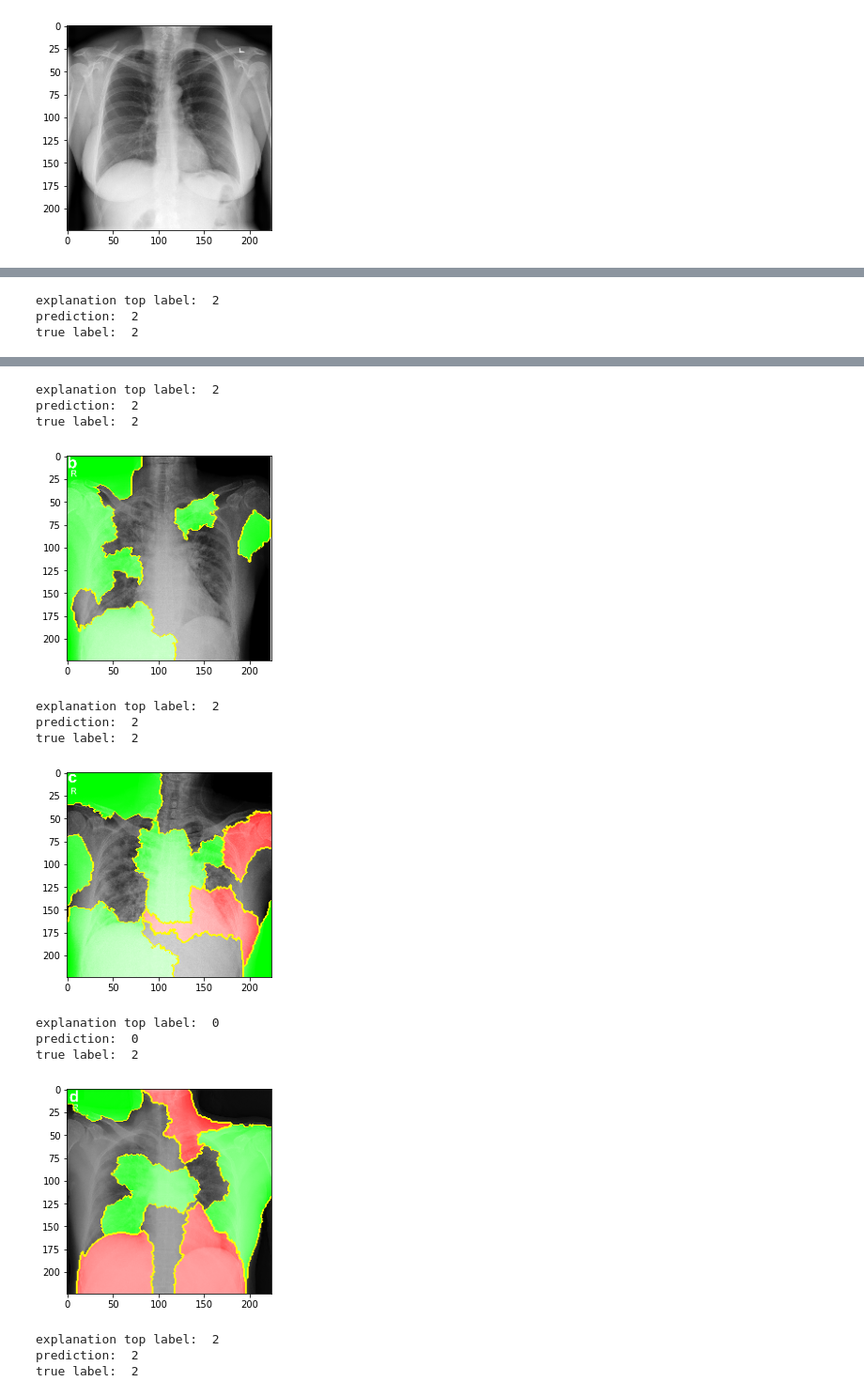
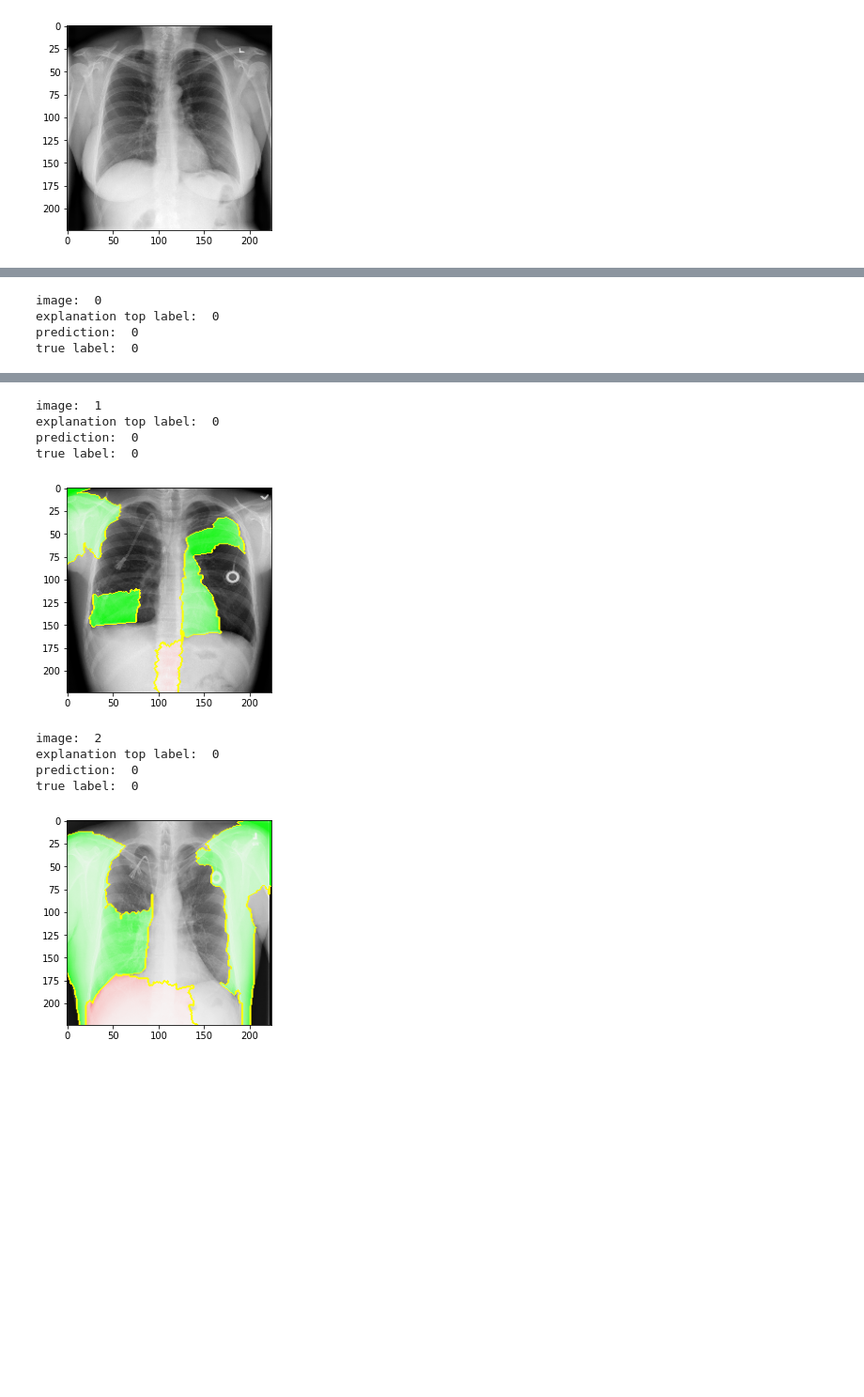
Before and after one commit to mimilazarova/DD2424-covid-xray-project, a Jupyter notebook: covid_model_mimi.ipynb, the cells around one changed output, grey strips where cells are left out. Shown at 94% size. Drawn from its saved outputs; the diff is of its cells as text; code cells hidden in the pictures; blank space fills up the shorter version.

```diff
--- a/covid_model_mimi.ipynb
+++ b/covid_model_mimi.ipynb
@@ -36,8 +38,8 @@ plt.imshow(testX[0], cmap='gray')
 <matplotlib.image.AxesImage at 0x...>
 [figure]
 # %%
-model_dirname = "/content/drive/My Drive/KTH/Year 1/DD2424 Deep Learning/DD2424_Project/split-80-20-bs16-with-augmentation-weights-1-1-8"
-filename = "model8-3-augmentation-16-0.90-best-network.hdf5"
+model_dirname = "/content/drive/My Drive/KTH/Year 1/DD2424 Deep Learning/DD2424_Project/"
+filename = "model8-undersampling-weights-augmentation.hdf5"
 m = keras.models.load_model(os.path.join(model_dirname, filename))
 
 def new_predict(images, model=m):
@@ -51,8 +53,8 @@ test_y_pred = np.argmax(test_y_pred_m, axis=1)
 conf_matrix = confusion_matrix(test_y, test_y_pred, labels=[0, 1, 2])
 print("Test set")
 print(conf_matrix)
-print(classification_report(test_y, test_y_pred, digits=3))
-print(test_y[200:231])
-print(test_y_pred[200:231])
+print(classification_report(test_y, test_y_pred, digits=4))
+# print(test_y[200:231])
+# print(test_y_pred[200:231])
 # %% [output]
 Test set
@@ -106,16 +86,18 @@ def lime_predict(images, model=m):
   return model.predict(images)
 # %%
 
-for i in range(200, 231):
+for i in range(231):
   explanation = lime_explainer.explain_instance(image=testX[i], classifier_fn=lime_predict, top_labels=1, hide_color=0, num_samples=1000)
 
+  print("image: ", i)
   print("explanation top label: ", explanation.top_labels[0])
   print("prediction: ", test_y_pred[i])
   print("true label: ", test_y[i])
-  temp, mask = explanation.get_image_and_mask(explanation.top_labels[0], positive_only=False, num_features=10, hide_rest=False)
+  temp, mask = explanation.get_image_and_mask(explanation.top_labels[0], positive_only=False, num_features=5, hide_rest=False)
   plt.imshow(mark_boundaries(temp, mask))
   plt.show()
 # %% [output]
-explanation top label:  2
-prediction:  2
-true label:  2
+image:  0
+explanation top label:  0
+prediction:  0
+true label:  0
@@ -123,15 +105,10 @@ true label:  2
-explanation top label:  2
-prediction:  2
-true label:  2
+image:  1
+explanation top label:  0
+prediction:  0
+true label:  0
-[figure, old version]
+[figure, new version]
-explanation top label:  2
-prediction:  2
-true label:  2
+image:  2
+explanation top label:  0
+prediction:  0
+true label:  0
-[figure, old version]
+[figure, new version]
-explanation top label:  0
-prediction:  0
-true label:  2
-[figure, removed]
-explanation top label:  2
-prediction:  2
-true label:  2
```
Also changed, not shown: parts of 4 cells of this notebook.
